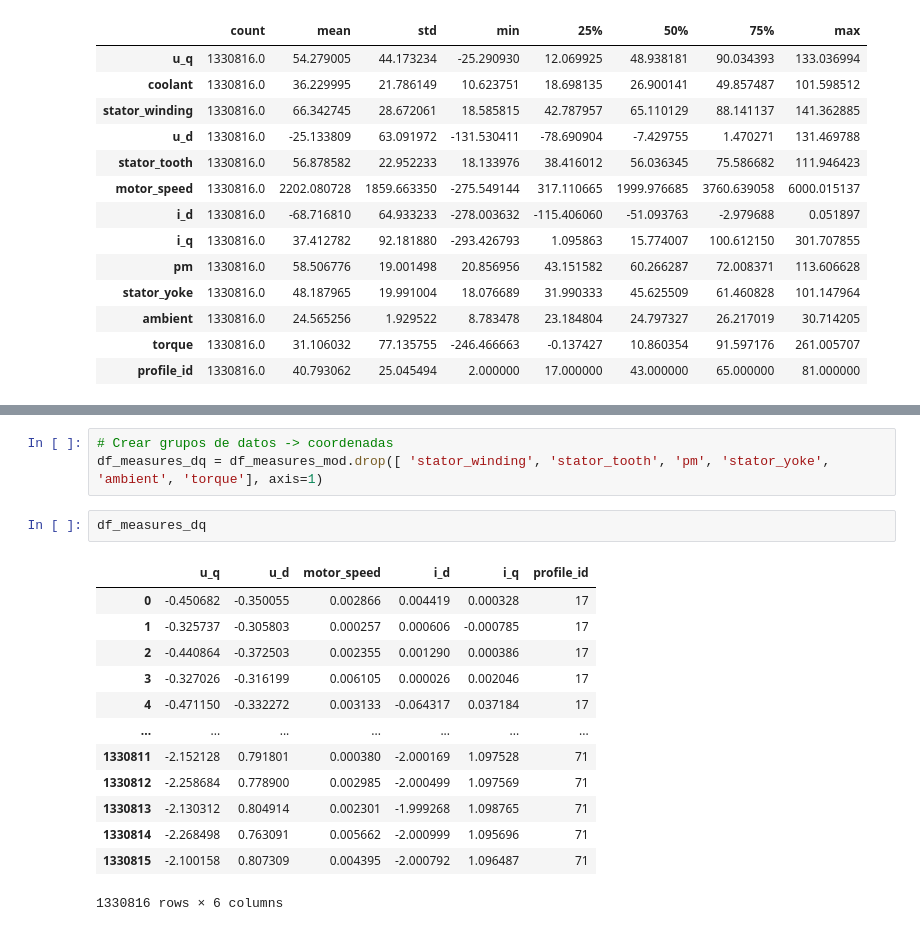
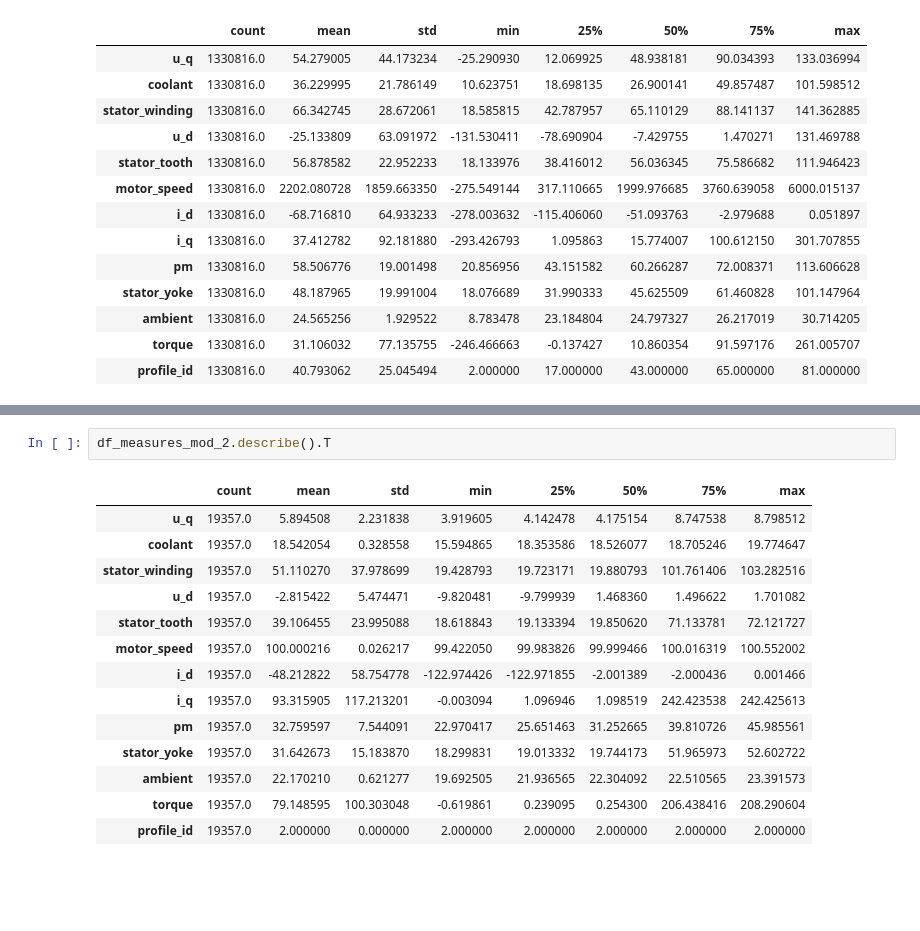
Before and after one commit to marcgym2/MachineLearning, a Jupyter notebook: Tarea_en_clase.ipynb, the cells around one changed output, grey strips where cells are left out. Cells and saved outputs as stored; diff of their text form; blank space fills up the shorter version.

```diff
--- a/Tarea_en_clase.ipynb
+++ b/Tarea_en_clase.ipynb
@@ -141,19 +36,17 @@ df_measures.sample(5, replace = False)
-# %%
-# Crear grupos de datos -> coordenadas
-df_measures_dq = df_measures_mod.drop([ 'stator_winding', 'stator_tooth', 'pm', 'stator_yoke', 'ambient', 'torque'], axis=1)
-# %%
-df_measures_dq
-# %% [output]
-|  | u_q | u_d | motor_speed | i_d | i_q | profile_id |
-| 0 | -0.450682 | -0.350055 | 0.002866 | 0.004419 | 0.000328 | 17 |
-| 1 | -0.325737 | -0.305803 | 0.000257 | 0.000606 | -0.000785 | 17 |
-| 2 | -0.440864 | -0.372503 | 0.002355 | 0.001290 | 0.000386 | 17 |
-| 3 | -0.327026 | -0.316199 | 0.006105 | 0.000026 | 0.002046 | 17 |
-| 4 | -0.471150 | -0.332272 | 0.003133 | -0.064317 | 0.037184 | 17 |
-| ... | ... | ... | ... | ... | ... | ... |
-| 1330811 | -2.152128 | 0.791801 | 0.000380 | -2.000169 | 1.097528 | 71 |
-| 1330812 | -2.258684 | 0.778900 | 0.002985 | -2.000499 | 1.097569 | 71 |
-| 1330813 | -2.130312 | 0.804914 | 0.002301 | -1.999268 | 1.098765 | 71 |
-| 1330814 | -2.268498 | 0.763091 | 0.005662 | -2.000999 | 1.095696 | 71 |
-| 1330815 | -2.100158 | 0.807309 | 0.004395 | -2.000792 | 1.096487 | 71 |
-1330816 rows × 6 columns
+# %%
+df_measures_mod_2.describe().T
+# %% [output]
+|  | count | mean | std | min | 25% | 50% | 75% | max |
+| u_q | 19357.0 | 5.894508 | 2.231838 | 3.919605 | 4.142478 | 4.175154 | 8.747538 | 8.798512 |
+| coolant | 19357.0 | 18.542054 | 0.328558 | 15.594865 | 18.353586 | 18.526077 | 18.705246 | 19.774647 |
+| stator_winding | 19357.0 | 51.110270 | 37.978699 | 19.428793 | 19.723171 | 19.880793 | 101.761406 | 103.282516 |
+| u_d | 19357.0 | -2.815422 | 5.474471 | -9.820481 | -9.799939 | 1.468360 | 1.496622 | 1.701082 |
+| stator_tooth | 19357.0 | 39.106455 | 23.995088 | 18.618843 | 19.133394 | 19.850620 | 71.133781 | 72.121727 |
+| motor_speed | 19357.0 | 100.000216 | 0.026217 | 99.422050 | 99.983826 | 99.999466 | 100.016319 | 100.552002 |
+| i_d | 19357.0 | -48.212822 | 58.754778 | -122.974426 | -122.971855 | -2.001389 | -2.000436 | 0.001466 |
+| i_q | 19357.0 | 93.315905 | 117.213201 | -0.003094 | 1.096946 | 1.098519 | 242.423538 | 242.425613 |
+| pm | 19357.0 | 32.759597 | 7.544091 | 22.970417 | 25.651463 | 31.252665 | 39.810726 | 45.985561 |
+| stator_yoke | 19357.0 | 31.642673 | 15.183870 | 18.299831 | 19.013332 | 19.744173 | 51.965973 | 52.602722 |
+| ambient | 19357.0 | 22.170210 | 0.621277 | 19.692505 | 21.936565 | 22.304092 | 22.510565 | 23.391573 |
+| torque | 19357.0 | 79.148595 | 100.303048 | -0.619861 | 0.239095 | 0.254300 | 206.438416 | 208.290604 |
+| profile_id | 19357.0 | 2.000000 | 0.000000 | 2.000000 | 2.000000 | 2.000000 | 2.000000 | 2.000000 |
```
Also changed, not shown: parts of 19 cells of this notebook.
